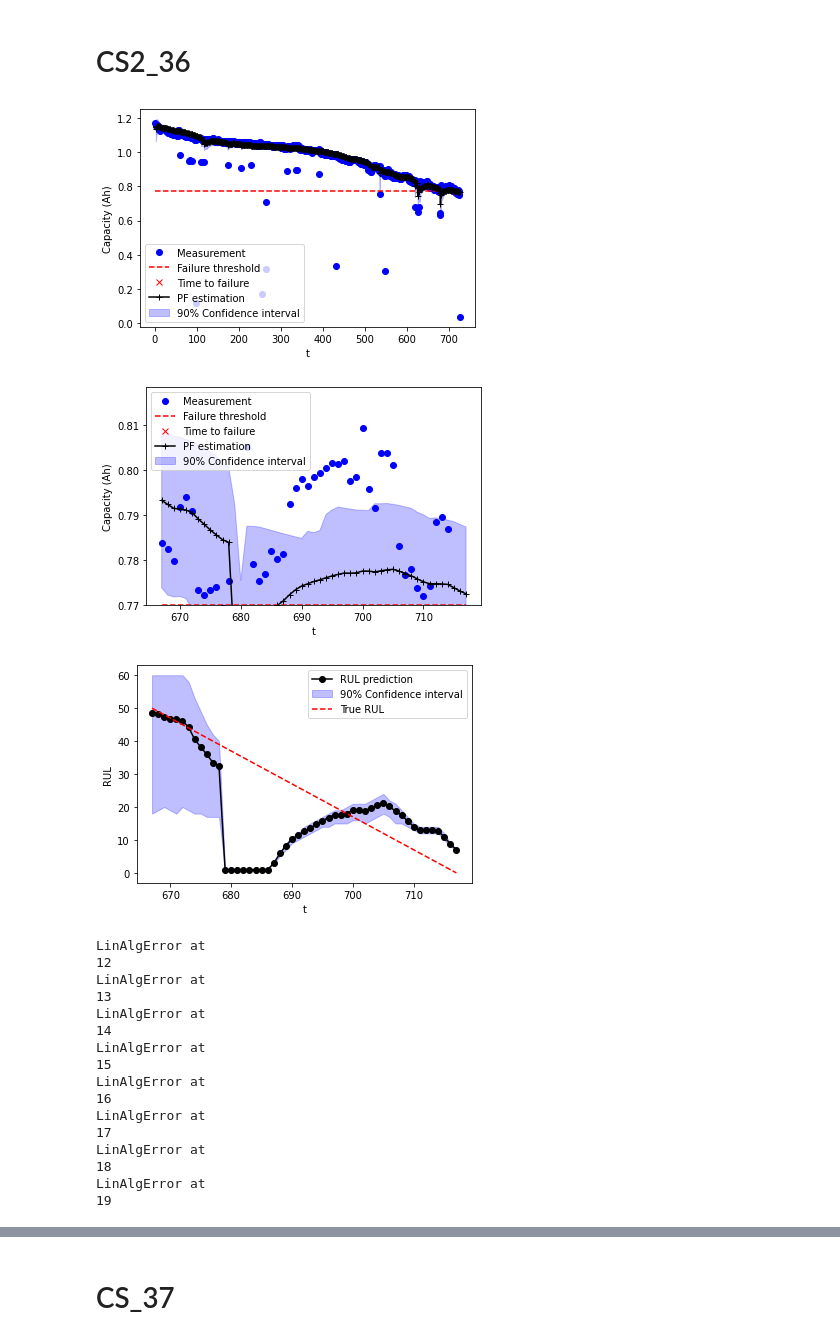
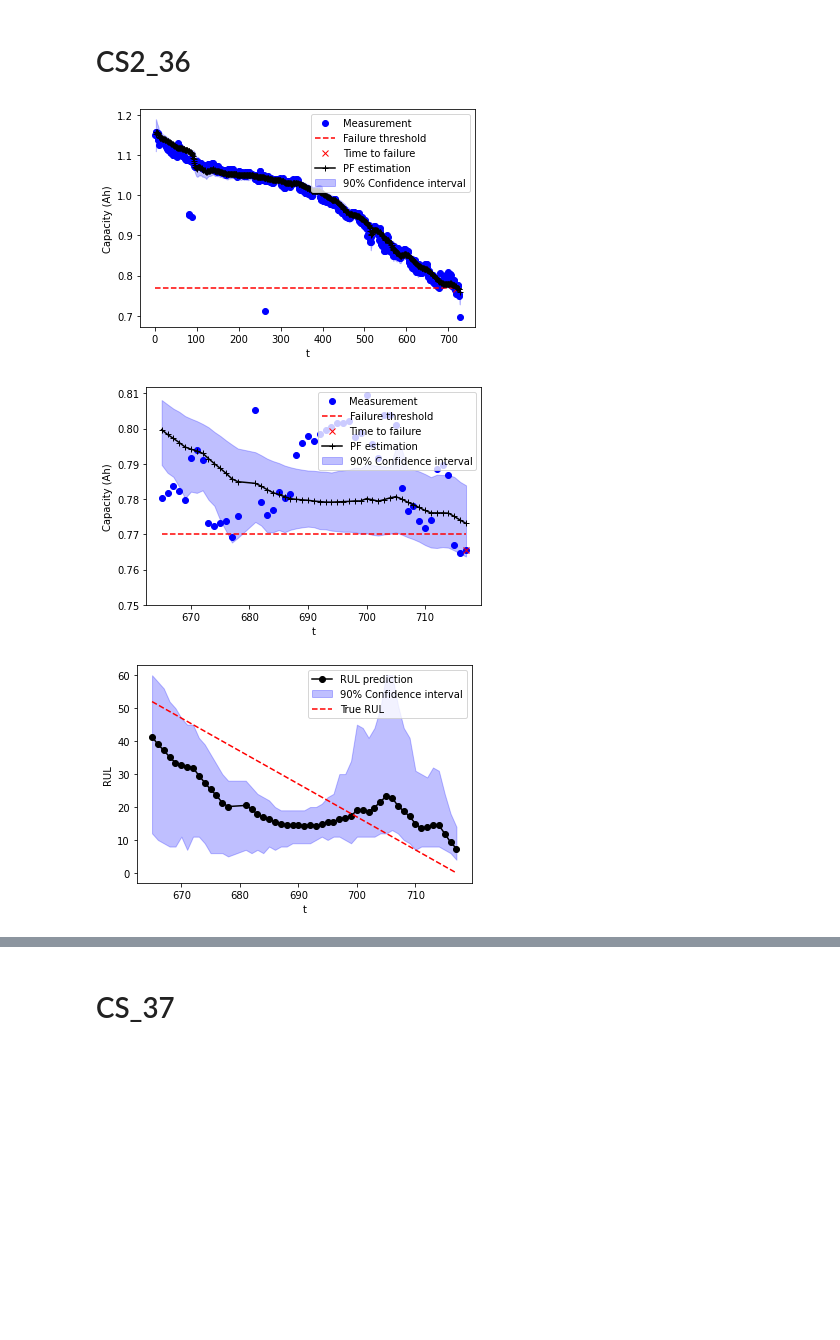
Before and after one commit to sonic160/battery_calce, a Jupyter notebook: rul_pf_battery.ipynb, the cells around one changed output, grey strips where cells are left out. Cells and saved outputs as stored; diff of their text form; code cells hidden in the pictures; blank space fills up the shorter version.

```diff
--- a/rul_pf_battery.ipynb
+++ b/rul_pf_battery.ipynb
@@ -15,7 +15,7 @@ def rul_battery(t, y, name):
     # Define the Parameters.
     # For the PF.
     sigma_u = np.array([1e-2, 1e-5, 1e-4, 1e-3])
-    sigma_v = 1e-2
+    sigma_v = 3e-2
     Ns = 1e3
     # For the RUL prediction.
     max_ite = 60 # Maximun number of prediction states.
@@ -27,13 +27,14 @@ def rul_battery(t, y, name):
     t_pred = np.arange(t[-1]+1, t[-1] + max_ite + 1, 1)
     t_pred = np.concatenate((t, t_pred))
 
-    xh, yh, y_bands, rul_mean, rul_bands, rul, rul_weights = individual_battery_run(t, y, sigma_u, sigma_v, Ns, threshold, idx_ttf, idx_pred, t_pred, max_ite, max_RUL)
+    xh, yh, y_bands, rul_mean, rul_bands, rul, rul_weights, pf = individual_battery_run(t, y, sigma_u, sigma_v, Ns, threshold, idx_ttf, idx_pred, t_pred, max_ite, max_RUL)
 
     # Save the result.
     file_name = 'result_' + name + '.pickle'
     with open(file_name, 'wb') as f:
         pickle.dump([t, y, threshold, idx_ttf, idx_pred, true_ttf, max_RUL,
-            xh, yh, y_bands, rul_mean, rul_bands, rul, rul_weights
+            xh, yh, y_bands, rul_mean, rul_bands, rul, rul_weights, t_pred,
+            pf.particles, pf.w
         ], f, protocol=pickle.HIGHEST_PROTOCOL)
 # %%
 # Run particle filtering to estimate the state variables.
@@ -72,37 +72,21 @@ LinAlgError at
 # %%
 from utility import drop_outlier_sw
 
 name = battery_list[1]
 battery = data_all[name]
 # Get the time and degradation measurement. Perform filtering.
 t = battery['cycle']
 y = battery['charging capacity']
-t = np.array(t)
-y = np.array(y)
+# t = np.array(t)
+# y = np.array(y)
 
-# rolling_window = 20
-# idx = drop_outlier_sw(y, rolling_window)
-# t = np.array(t[idx])
-# y = np.array(y[idx])
+rolling_window = 20
+idx = drop_outlier_sw(y, rolling_window)
+t = np.array(t[idx])
+y = np.array(y[idx])
 
 rul_battery(t, y, name)
 # %% [output]
-[figure, old version]
+[figure, new version]
-[figure, old version]
+[figure, new version]
-[figure, old version]
+[figure, new version]
-LinAlgError at
-12
-LinAlgError at
-13
-LinAlgError at
-14
-LinAlgError at
-15
-LinAlgError at
-16
-LinAlgError at
-17
-LinAlgError at
-18
-LinAlgError at
-19
```
Also changed, not shown: parts of 4 cells of this notebook, 6 other files.
